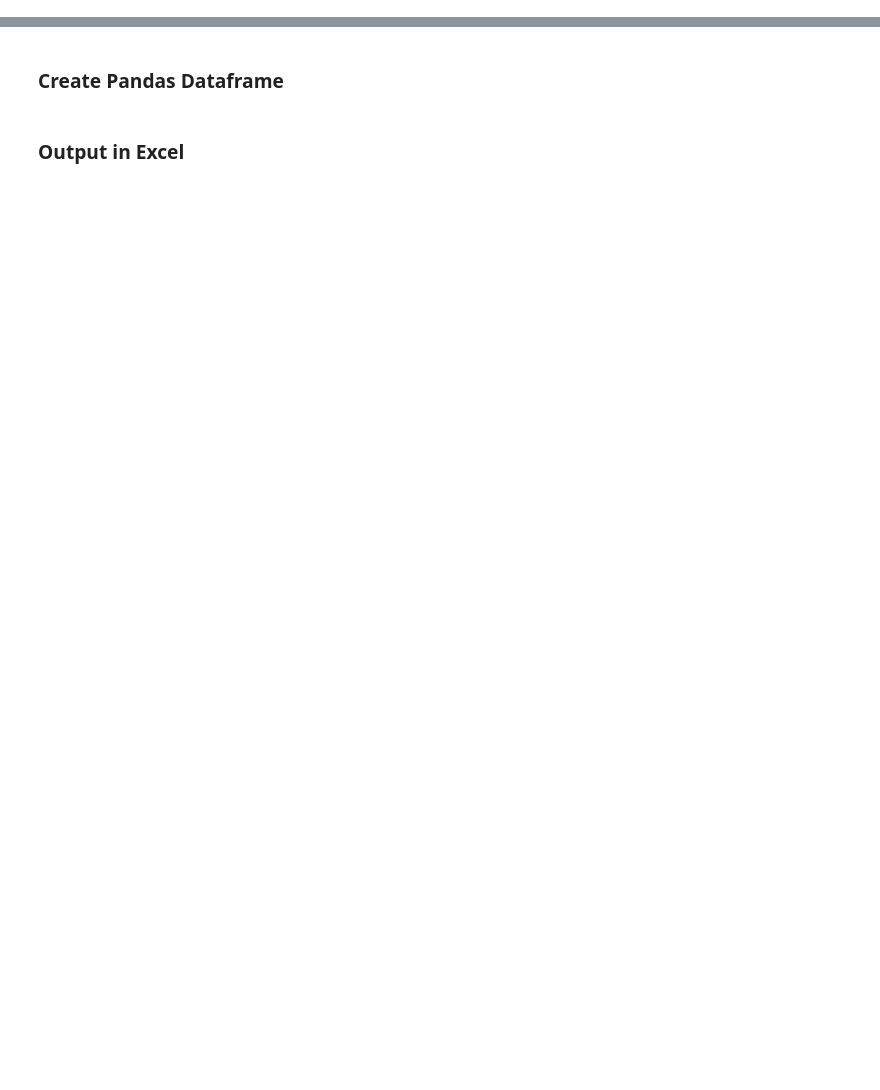
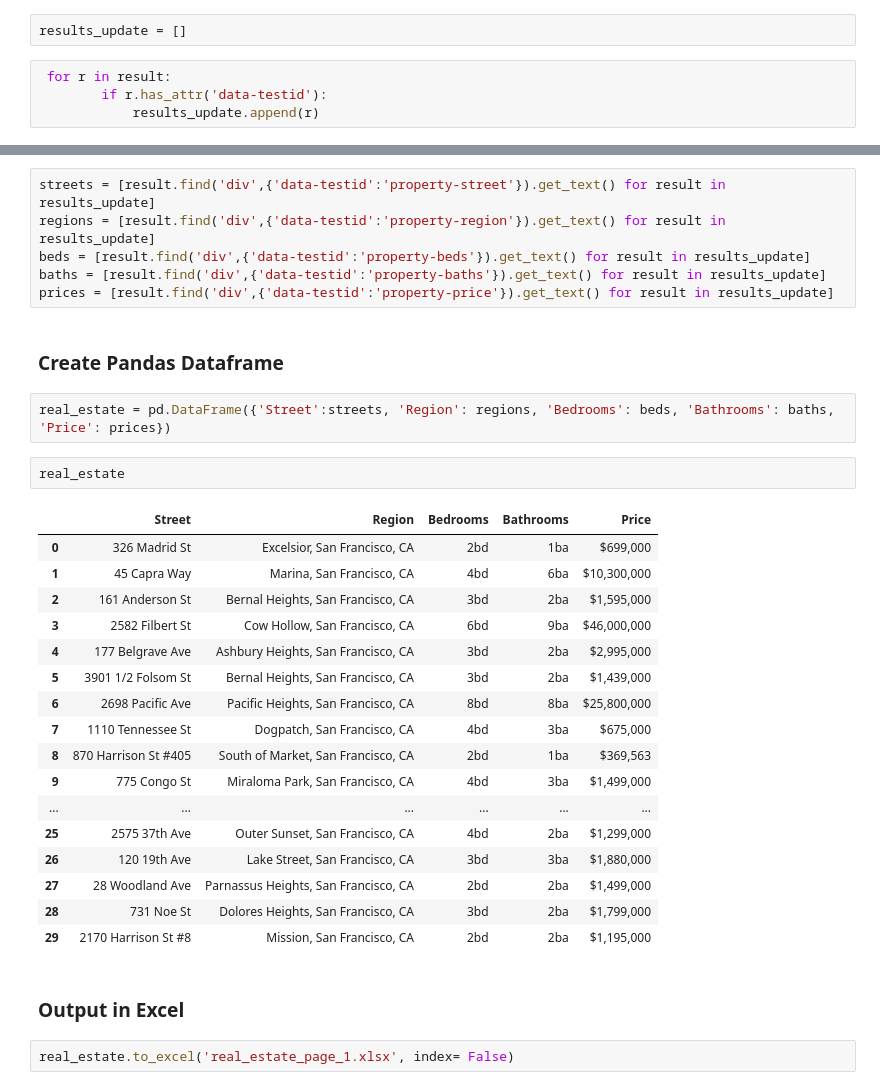
Before and after one commit to VictorUmunna/Web-Scraping_Tutorials, a Jupyter notebook: Project_2_Intermediate_Part1_InitialTemplate.ipynb, the cells around one changed output, grey strips where cells are left out. Cells and saved outputs as stored; diff of their text form; blank space fills up the shorter version.

```diff
--- a/Project_2_Intermediate_Part1_InitialTemplate.ipynb
+++ b/Project_2_Intermediate_Part1_InitialTemplate.ipynb
@@ -16,3 +56,9 @@
 ### Update Results
 # %% [markdown]
 we just want to target the elements which have the attribute 'data-testid'
+# %%
+results_update = []
+# %%
+ for r in result:
+        if r.has_attr('data-testid'):
+            results_update.append(r)
@@ -37,6 +107,36 @@ we just want to target the elements which have the attribute 'data-testid'
 # %% [markdown]
 ### Append all Results in Lists with List Comprehension
+# %%
+streets = [result.find('div',{'data-testid':'property-street'}).get_text() for result in results_update]
+regions = [result.find('div',{'data-testid':'property-region'}).get_text() for result in results_update]
+beds = [result.find('div',{'data-testid':'property-beds'}).get_text() for result in results_update]
+baths = [result.find('div',{'data-testid':'property-baths'}).get_text() for result in results_update]
+prices = [result.find('div',{'data-testid':'property-price'}).get_text() for result in results_update]
 # %% [markdown]
 ### Create Pandas Dataframe
+# %%
+real_estate = pd.DataFrame({'Street':streets, 'Region': regions, 'Bedrooms': beds, 'Bathrooms': baths, 'Price': prices})
+# %%
+real_estate
+# %% [output]
+|  | Street | Region | Bedrooms | Bathrooms | Price |
+| 0 | 326 Madrid St | Excelsior, San Francisco, CA | 2bd | 1ba | $699,000 |
+| 1 | 45 Capra Way | Marina, San Francisco, CA | 4bd | 6ba | $10,300,000 |
+| 2 | 161 Anderson St | Bernal Heights, San Francisco, CA | 3bd | 2ba | $1,595,000 |
+| 3 | 2582 Filbert St | Cow Hollow, San Francisco, CA | 6bd | 9ba | $46,000,000 |
+| 4 | 177 Belgrave Ave | Ashbury Heights, San Francisco, CA | 3bd | 2ba | $2,995,000 |
+| 5 | 3901 1/2 Folsom St | Bernal Heights, San Francisco, CA | 3bd | 2ba | $1,439,000 |
+| 6 | 2698 Pacific Ave | Pacific Heights, San Francisco, CA | 8bd | 8ba | $25,800,000 |
+| 7 | 1110 Tennessee St | Dogpatch, San Francisco, CA | 4bd | 3ba | $675,000 |
+| 8 | 870 Harrison St #405 | South of Market, San Francisco, CA | 2bd | 1ba | $369,563 |
+| 9 | 775 Congo St | Miraloma Park, San Francisco, CA | 4bd | 3ba | $1,499,000 |
+| ... | ... | ... | ... | ... | ... |
+| 25 | 2575 37th Ave | Outer Sunset, San Francisco, CA | 4bd | 2ba | $1,299,000 |
+| 26 | 120 19th Ave | Lake Street, San Francisco, CA | 3bd | 3ba | $1,880,000 |
+| 27 | 28 Woodland Ave | Parnassus Heights, San Francisco, CA | 2bd | 2ba | $1,499,000 |
+| 28 | 731 Noe St | Dolores Heights, San Francisco, CA | 3bd | 2ba | $1,799,000 |
+| 29 | 2170 Harrison St #8 | Mission, San Francisco, CA | 2bd | 2ba | $1,195,000 |
 # %% [markdown]
 ### Output in Excel
+# %%
+real_estate.to_excel('real_estate_page_1.xlsx', index= False)
```
Also changed, not shown: parts of 14 cells of this notebook, 5 other files.
